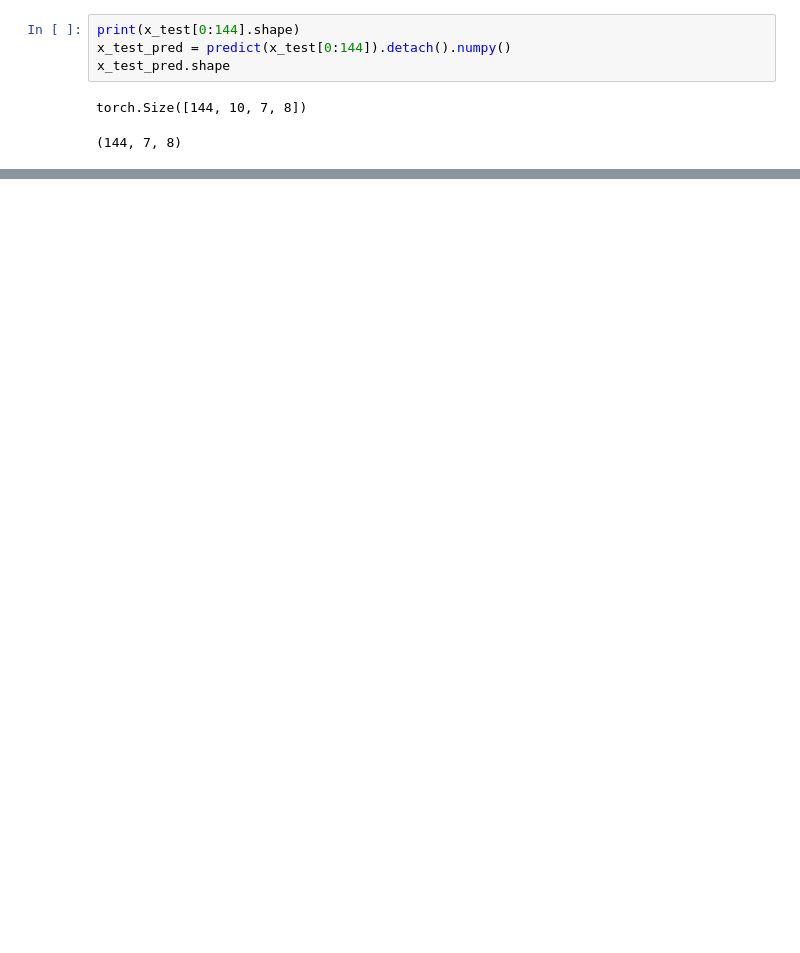
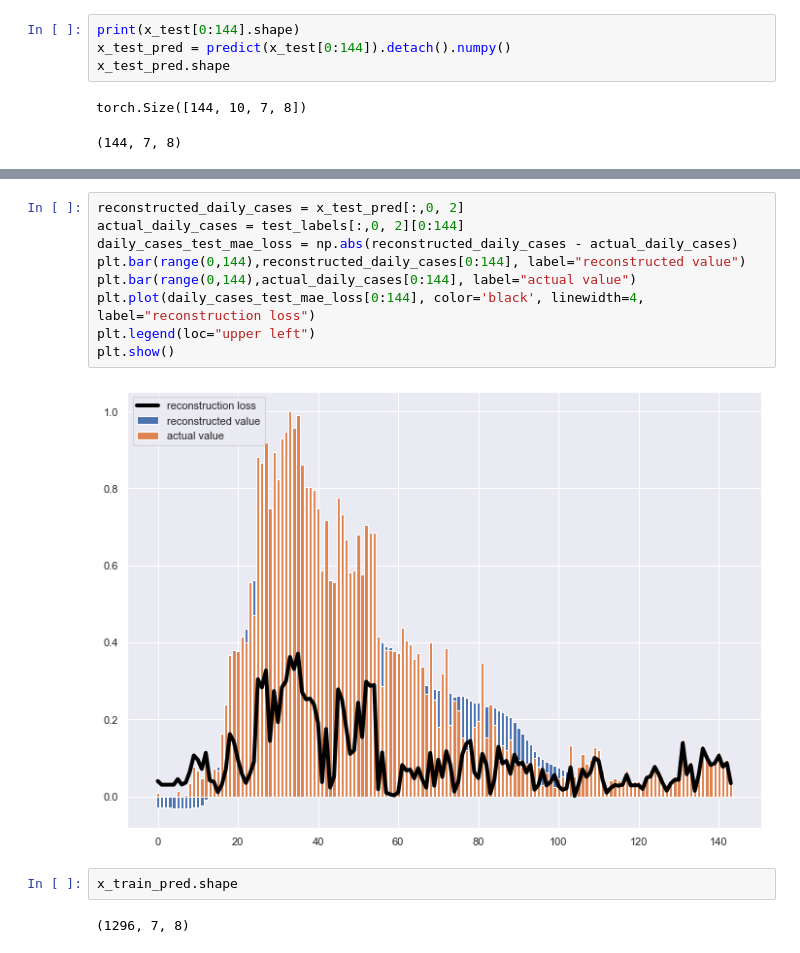
Before and after one commit to Gaurangkarwande/outbreak-prediction, a Jupyter notebook: myPlayground.ipynb, the cells around one changed output, grey strips where cells are left out. Cells and saved outputs as stored; diff of their text form; blank space fills up the shorter version.

```diff
--- a/myPlayground.ipynb
+++ b/myPlayground.ipynb
@@ -407,0 +414,15 @@ plt.plot(test_mae_loss)
+# %%
+reconstructed_daily_cases = x_test_pred[:,0, 2]
+actual_daily_cases = test_labels[:,0, 2][0:144]
+daily_cases_test_mae_loss = np.abs(reconstructed_daily_cases - actual_daily_cases)
+plt.bar(range(0,144),reconstructed_daily_cases[0:144], label="reconstructed value")
+plt.bar(range(0,144),actual_daily_cases[0:144], label="actual value")
+plt.plot(daily_cases_test_mae_loss[0:144], color='black', linewidth=4, label="reconstruction loss")
+plt.legend(loc="upper left")
+plt.show()
+# %% [output]
+[figure, added]
+# %%
+x_train_pred.shape
+# %% [output]
+(1296, 7, 8)
```
Also changed, not shown: parts of 8 cells of this notebook, 1 other file.
